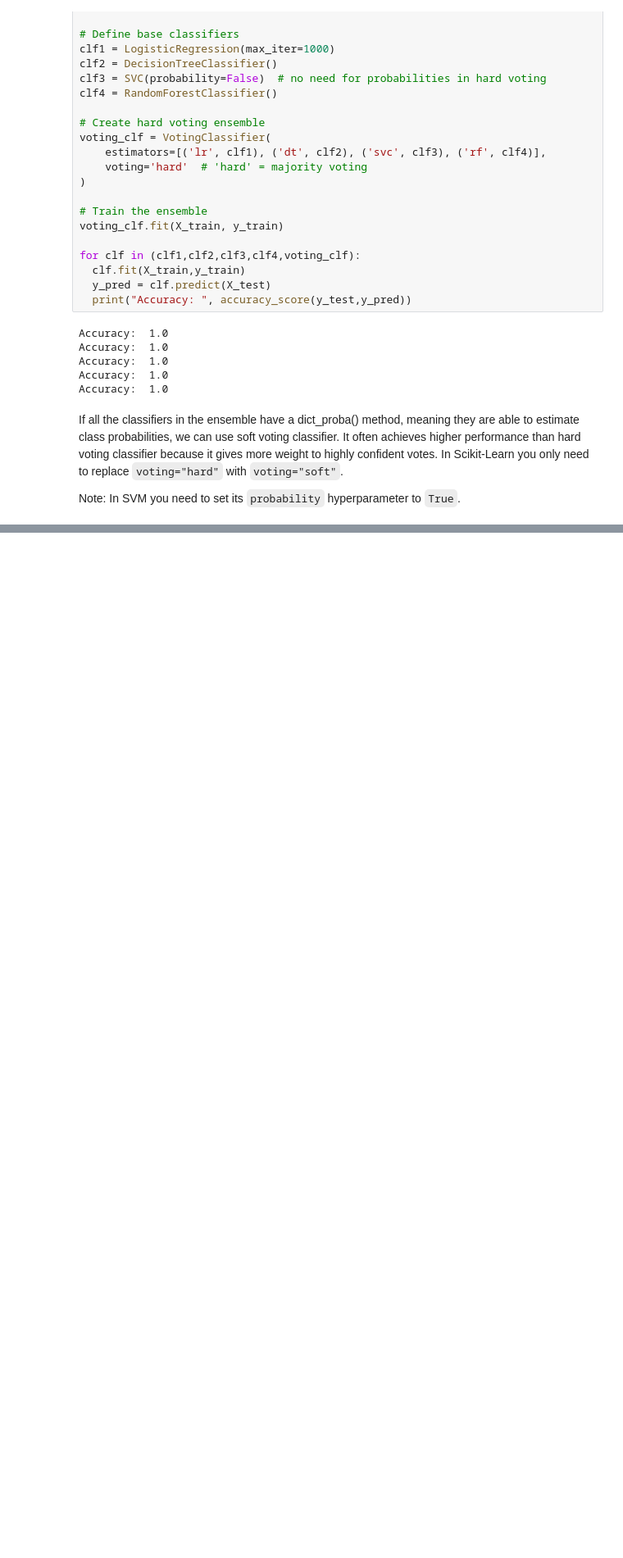
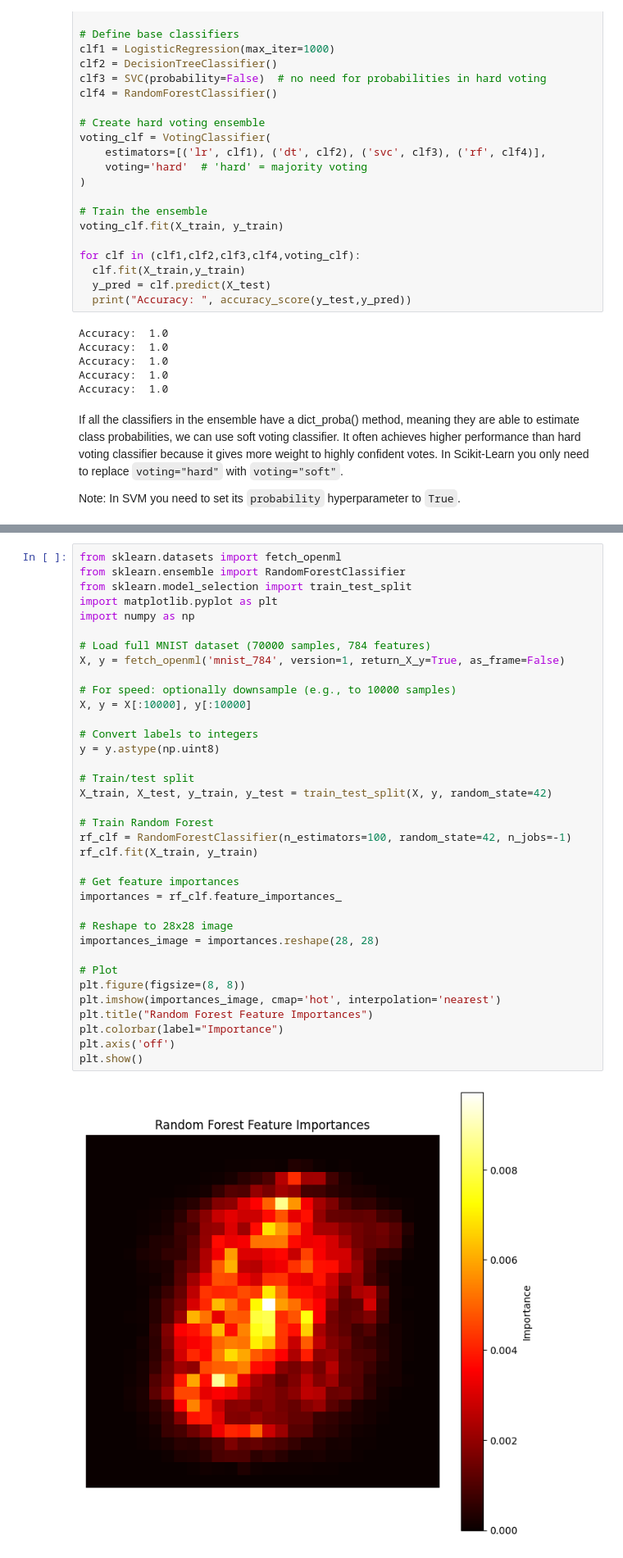
Before and after one commit to Matinsalami/DataScience, a Jupyter notebook: Hands_on_Machine_Learning/Chapter_7/Ensemble_Learning_and_Random_Forests.ipynb, the cells around one changed output, grey strips where cells are left out. Shown: that part at 82% size. Cells and saved outputs as stored; diff of their text form; blank space fills up the shorter version.

```diff
--- a/Hands_on_Machine_Learning/Chapter_7/Ensemble_Learning_and_Random_Forests.ipynb
+++ b/Hands_on_Machine_Learning/Chapter_7/Ensemble_Learning_and_Random_Forests.ipynb
@@ -57,0 +209,38 @@ Note: In SVM you need to set its `probability` hyperparameter to `True`.
+# %%
+from sklearn.datasets import fetch_openml
+from sklearn.ensemble import RandomForestClassifier
+from sklearn.model_selection import train_test_split
+import matplotlib.pyplot as plt
+import numpy as np
+
+# Load full MNIST dataset (70000 samples, 784 features)
+X, y = fetch_openml('mnist_784', version=1, return_X_y=True, as_frame=False)
+
+# For speed: optionally downsample (e.g., to 10000 samples)
+X, y = X[:10000], y[:10000]
+
+# Convert labels to integers
+y = y.astype(np.uint8)
+
+# Train/test split
+X_train, X_test, y_train, y_test = train_test_split(X, y, random_state=42)
+
+# Train Random Forest
+rf_clf = RandomForestClassifier(n_estimators=100, random_state=42, n_jobs=-1)
+rf_clf.fit(X_train, y_train)
+
+# Get feature importances
+importances = rf_clf.feature_importances_
+
+# Reshape to 28x28 image
+importances_image = importances.reshape(28, 28)
+
+# Plot
+plt.figure(figsize=(8, 8))
+plt.imshow(importances_image, cmap='hot', interpolation='nearest')
+plt.title("Random Forest Feature Importances")
+plt.colorbar(label="Importance")
+plt.axis('off')
+plt.show()
+# %% [output]
+[figure, added]
```
Also changed, not shown: parts of 19 cells of this notebook.
